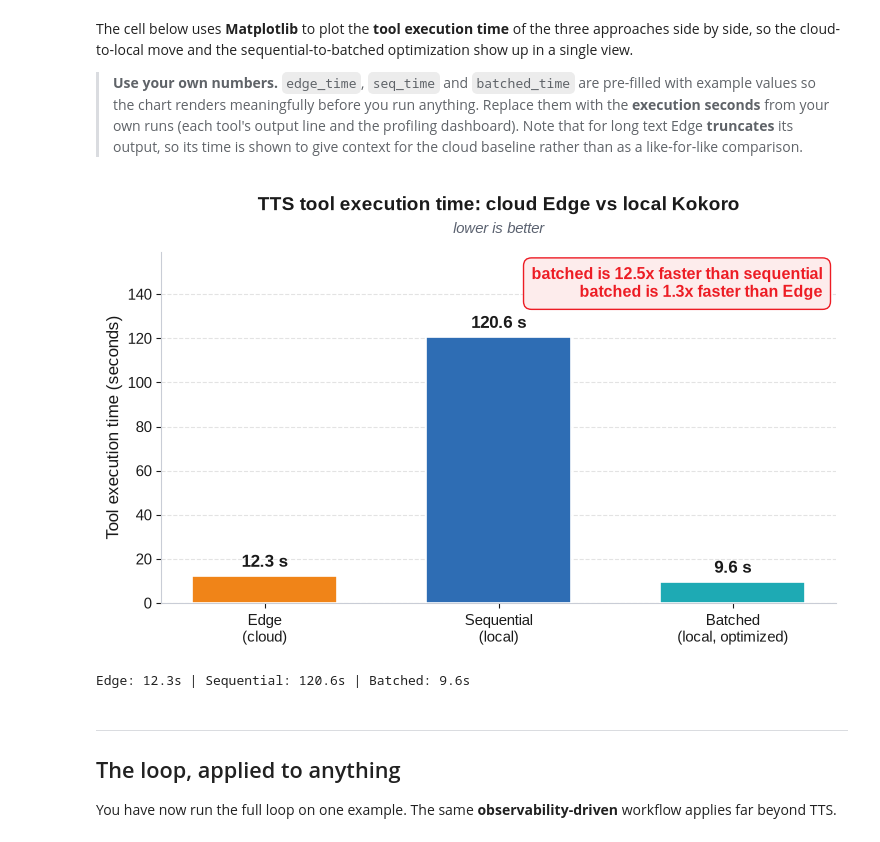
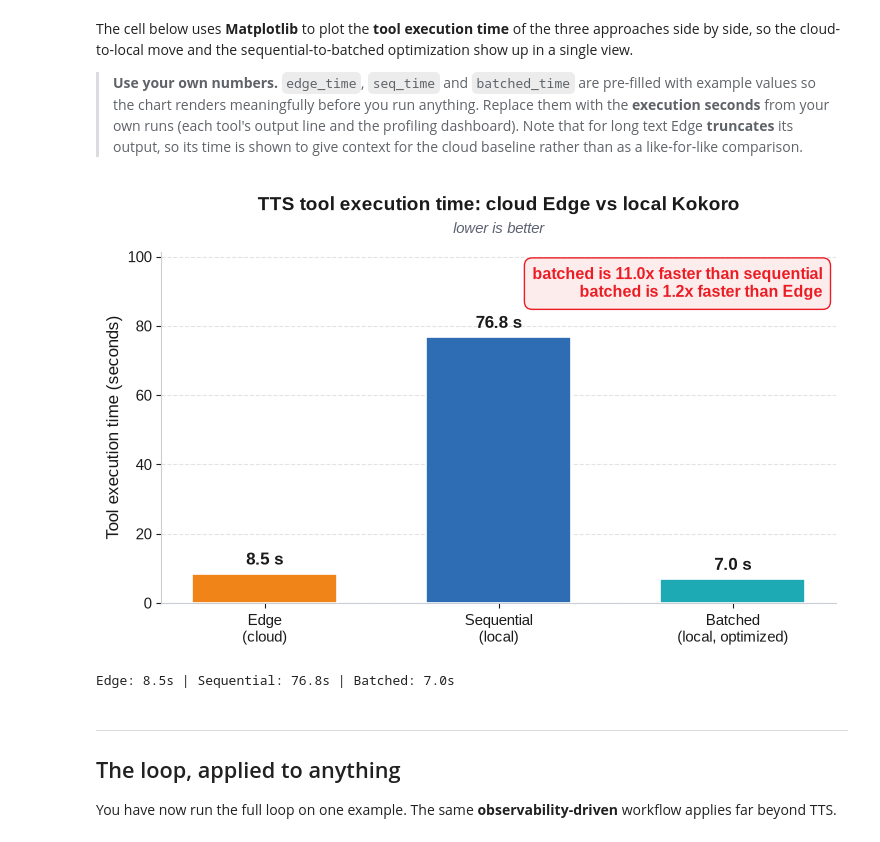
Before and after one commit to shailensobhee/amd-agentic-ai-profiling-workshop, a Jupyter notebook: tts_executed.ipynb, the cells around one changed output. Saved outputs shown, nothing was run; the diff lists cells and outputs as text; code cells hidden in the pictures.

```diff
--- a/tts_executed.ipynb
+++ b/tts_executed.ipynb
@@ -704,9 +706,9 @@ from matplotlib import font_manager
 # --- Tool execution time (seconds) for each approach ---
 # Default values; replace them with the execution seconds from your own runs,
 # taken from each tool's output line and the profiling dashboard.
-edge_time = 12.32      # Edge TTS (cloud) - note: truncates long text (~5 min cap)
-seq_time = 120.6      # Kokoro, sequential mode (local, unoptimized)
-batched_time = 9.62    # Kokoro, batched mode (local, optimized)
+edge_time = 8.48      # Edge TTS (cloud) - note: truncates long text (~5 min cap)
+seq_time = 76.8      # Kokoro, sequential mode (local, unoptimized)
+batched_time = 6.96    # Kokoro, batched mode (local, optimized)
 
 for _f in ("Arial", "Liberation Sans", "DejaVu Sans"):
     if any(_f in f.name for f in font_manager.fontManager.ttflist):
@@ -740,35 +742,35 @@ ax.set_ylim(0, max(times) * 1.32)
 ax.bar_label(bars, fmt="%.1f s", padding=4, fontweight="bold",
              fontsize=12, color=INK)
 ax.tick_params(colors=INK, labelsize=11)
 
 notes = []
 if seq_time and batched_time:
     notes.append(f"batched is {seq_time / batched_time:.1f}x faster than sequential")
 if edge_time and batched_time:
     notes.append(f"batched is {edge_time / batched_time:.1f}x faster than Edge")
 if notes:
     ax.text(0.98, 0.96, "\n".join(notes), transform=ax.transAxes,
             ha="right", va="top", fontsize=11.5, fontweight="bold",
             color=AMD_RED,
             bbox=dict(boxstyle="round,pad=0.5", facecolor="#FDECEC",
                       edgecolor=AMD_RED, linewidth=1.0))
 
 for side in ("top", "right"):
     ax.spines[side].set_visible(False)
 for side in ("left", "bottom"):
     ax.spines[side].set_color("#C9CDD6")
 
 plt.tight_layout()
 os.makedirs("outputs", exist_ok=True)
 plt.savefig("outputs/tts_execution_comparison.png", dpi=150, bbox_inches="tight",
             facecolor="white")
 plt.show()
 
 print(f"Edge: {edge_time:.1f}s | Sequential: {seq_time:.1f}s | "
       f"Batched: {batched_time:.1f}s")
 # %% [output]
-[figure, old version]
+[figure, new version]
-Edge: 12.3s | Sequential: 120.6s | Batched: 9.6s
+Edge: 8.5s | Sequential: 76.8s | Batched: 7.0s
 # %% [markdown]
 ---
 
```
Also changed, not shown: parts of 10 cells of this notebook, 9 other files.
